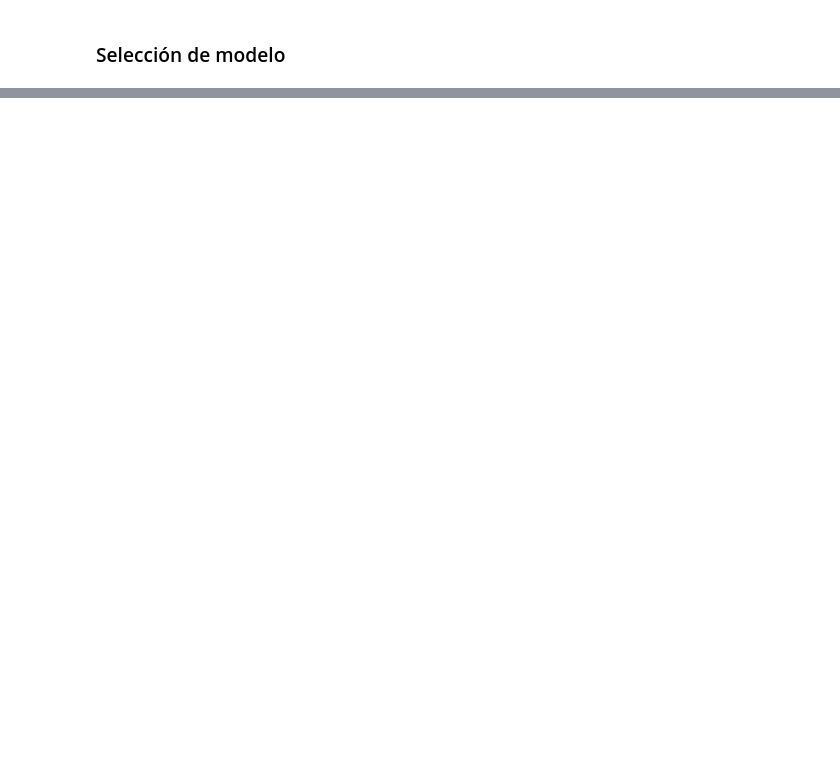
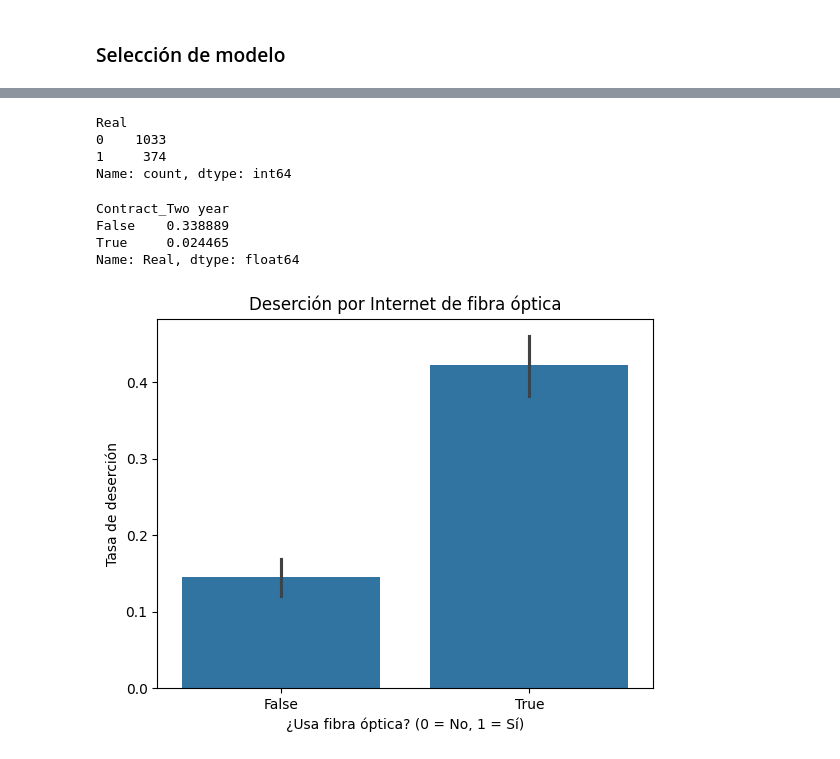
Before and after one commit to andressj1/Prueba-Tecnica, a Jupyter notebook: Prueba_Técnica_Cpocket.ipynb, the cells around one changed output, grey strips where cells are left out. Saved outputs shown, nothing was run; the diff lists cells and outputs as text; code cells hidden in the pictures; blank space fills up the shorter version.

```diff
--- a/Prueba_Técnica_Cpocket.ipynb
+++ b/Prueba_Técnica_Cpocket.ipynb
@@ -367,13 +426,16 @@ df.drop(["customerID"], axis=1, inplace=True)
 # %%
-# Recategorización de la variable "tenure"
-condicion = [((df.tenure >= 0)&(df.tenure <= 12)), ((df.tenure > 12)&(df.tenure <= 24)),
-    ((df.tenure > 24)&(df.tenure <= 36)),((df.tenure > 36)&(df.tenure <= 48)),
-    ((df.tenure > 48)&(df.tenure <= 60)), (df.tenure > 60)]
+# Crear variable "tenure" a años
+condicion = [
+    (df.tenure >= 0) & (df.tenure <= 12),
+    (df.tenure > 12) & (df.tenure <= 24),
+    (df.tenure > 24) & (df.tenure <= 36),
+    (df.tenure > 36) & (df.tenure <= 48),
+    (df.tenure > 48) & (df.tenure <= 60),
+    (df.tenure > 60)
+]
 
-opcion = ['0-1año', '1-2años', '2-3años', '3-5años', '4-5años', '5 o más']
-
-df['tenure_ran'] = np.select(condicion, opcion)
-df.drop(["tenure"], axis=1, inplace=True)
+opcion = ['0-1año', '1-2años', '2-3años', '3-4años', '4-5años', '5 o más']
+df['tenure_ran'] = np.select(condicion, opcion, default='Desconocido')
 # %%
 # Tratamiento de atípicos
 var = ['MonthlyCharges', 'TotalCharges']
@@ -414,6 +476,4 @@ memory usage: 1.1+ MB
 # %%
-# Dummies
-list_cat =  [
-   "InternetService","Contract","PaymentMethod","tenure_ran"]
-
-df2 = fnc.imputar_f(df,list_cat)
+# Dumies
+list_cat =  ["InternetService","Contract","PaymentMethod","tenure_ran"]
+df = pd.get_dummies(df, columns=list_cat, drop_first=True)
@@ -583,0 +817,5 @@ plt.show()
+# %%
+X_test_copy = X_test.copy()
+
+# Agrega las predicciones y las etiquetas reales
+X_test_copy['Real'] = y_test.values
@@ -583,0 +842,25 @@ plt.show()
+# %%
+# Abandono test
+print(X_test_copy['Real'].value_counts())
+# %% [output]
+Real
+0    1033
+1     374
+Name: count, dtype: int64
+# %%
+# Abandono test vs contrato de dos años
+churn_by_contract = X_test_copy.groupby('Contract_Two year')['Real'].mean()
+print(churn_by_contract)
+# %% [output]
+Contract_Two year
+False    0.338889
+True     0.024465
+Name: Real, dtype: float64
+# %%
+sns.barplot(data=X_test_copy, x='InternetService_Fiber optic', y='Real')
+plt.title('Deserción por Internet de fibra óptica')
+plt.xlabel('¿Usa fibra óptica? (0 = No, 1 = Sí)')
+plt.ylabel('Tasa de deserción')
+plt.show()
+# %% [output]
+[figure, added]
```
Also changed, not shown: parts of 82 cells of this notebook, 4 other files.
